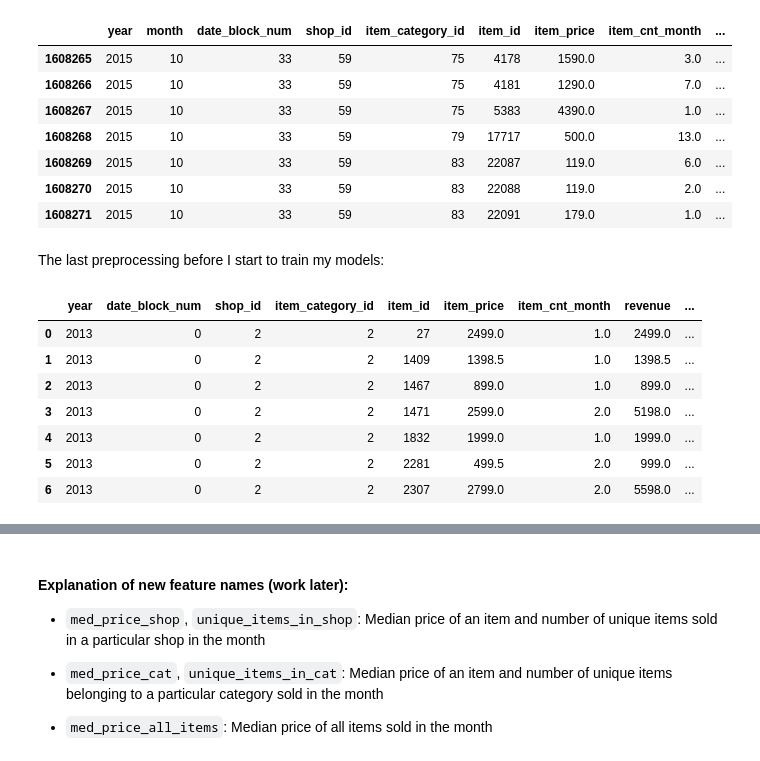
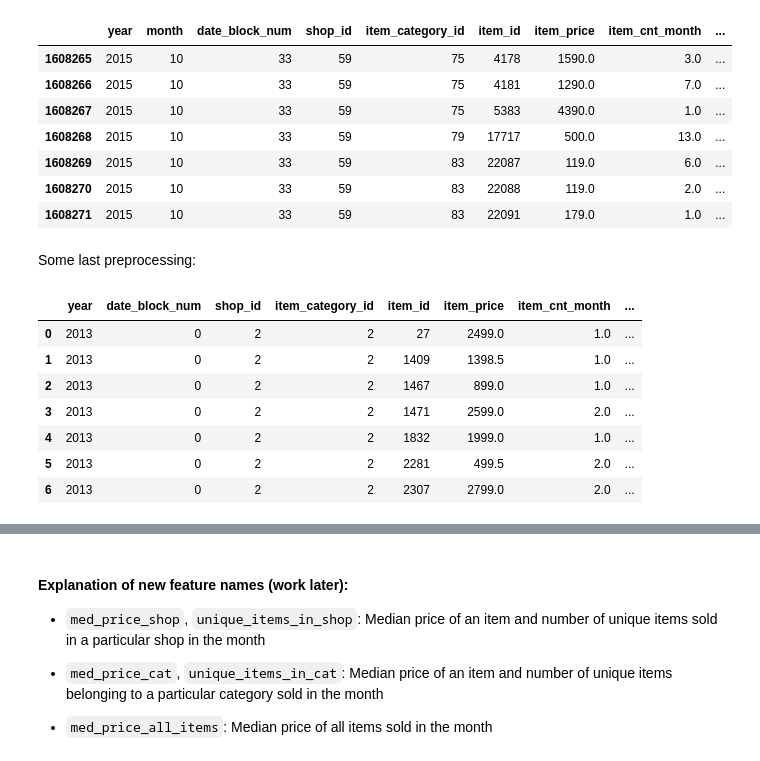
Before and after one commit to thaianle/future-sales-prediction, a Jupyter notebook: 02_feature_engineering.ipynb, the cells around one changed output, grey strips where cells are left out. Drawn from its saved outputs; the diff is of its cells as text; code cells hidden in the pictures.

```diff
--- a/02_feature_engineering.ipynb
+++ b/02_feature_engineering.ipynb
@@ -1086,22 +1086,23 @@ final_features.tail(7)
 | 1608270 | 2015 | 10 | 33 | 59 | 83 | 22088 | 119.0 | 2.0 | ... |
 | 1608271 | 2015 | 10 | 33 | 59 | 83 | 22091 | 179.0 | 1.0 | ... |
 # %% [markdown]
-The last preprocessing before I start to train my models:
+Some last preprocessing:
 # %%
 # Encode month using trigonometric encoding for cyclical features
 final_features['month_sin'] = np.sin(final_features['month'] / 12 * 2 * np.pi)
 final_features['month_cos'] = np.cos(final_features['month'] / 12 * 2 * np.pi)
 
-# Drop the month variable now that it isn't necessary
-final_features.drop('month', axis = 1, inplace = True)
+# Drop the unnecessary variables
+# I can't just reproduce the current revenue variables in the test set because we are predicting sales for the current month
+final_features.drop(['month', 'revenue', 'monthly_item_revenue', 'monthly_shop_revenue', 'monthly_cat_revenue'], axis = 1, inplace = True)
 
 final_features.head(7)
 # %% [output]
-|  | year | date_block_num | shop_id | item_category_id | item_id | item_price | item_cnt_month | revenue | ... |
-| 0 | 2013 | 0 | 2 | 2 | 27 | 2499.0 | 1.0 | 2499.0 | ... |
-| 1 | 2013 | 0 | 2 | 2 | 1409 | 1398.5 | 1.0 | 1398.5 | ... |
-| 2 | 2013 | 0 | 2 | 2 | 1467 | 899.0 | 1.0 | 899.0 | ... |
-| 3 | 2013 | 0 | 2 | 2 | 1471 | 2599.0 | 2.0 | 5198.0 | ... |
-| 4 | 2013 | 0 | 2 | 2 | 1832 | 1999.0 | 1.0 | 1999.0 | ... |
-| 5 | 2013 | 0 | 2 | 2 | 2281 | 499.5 | 2.0 | 999.0 | ... |
-| 6 | 2013 | 0 | 2 | 2 | 2307 | 2799.0 | 2.0 | 5598.0 | ... |
+|  | year | date_block_num | shop_id | item_category_id | item_id | item_price | item_cnt_month | ... |
+| 0 | 2013 | 0 | 2 | 2 | 27 | 2499.0 | 1.0 | ... |
+| 1 | 2013 | 0 | 2 | 2 | 1409 | 1398.5 | 1.0 | ... |
+| 2 | 2013 | 0 | 2 | 2 | 1467 | 899.0 | 1.0 | ... |
+| 3 | 2013 | 0 | 2 | 2 | 1471 | 2599.0 | 2.0 | ... |
+| 4 | 2013 | 0 | 2 | 2 | 1832 | 1999.0 | 1.0 | ... |
+| 5 | 2013 | 0 | 2 | 2 | 2281 | 499.5 | 2.0 | ... |
+| 6 | 2013 | 0 | 2 | 2 | 2307 | 2799.0 | 2.0 | ... |
```
Also changed, not shown: parts of 6 cells of this notebook, 3 other files.
